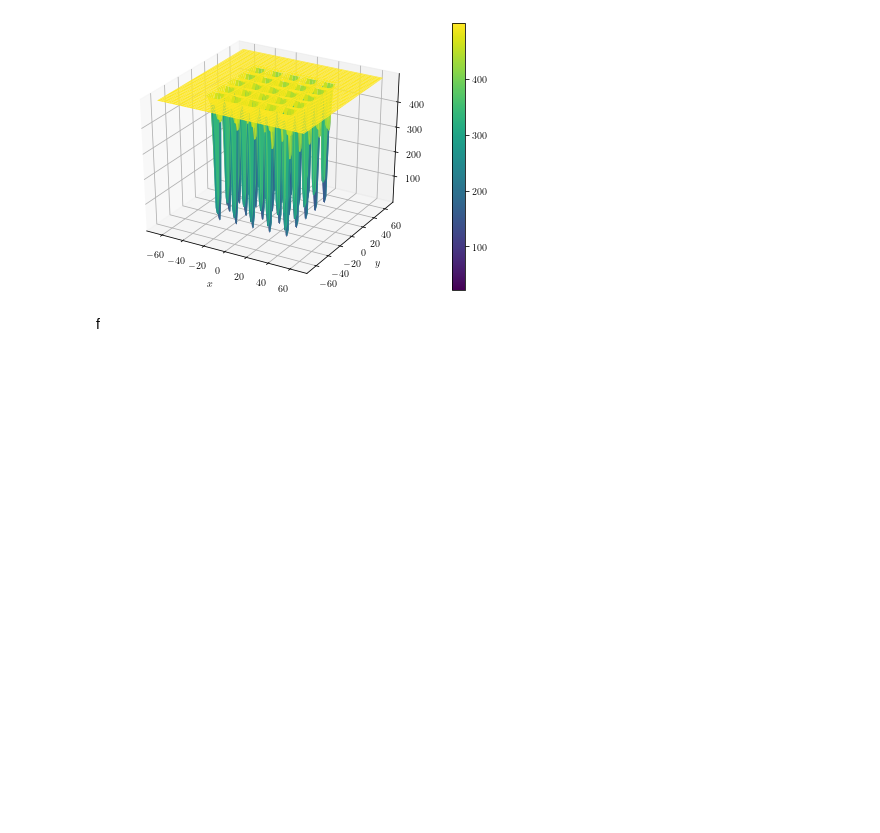
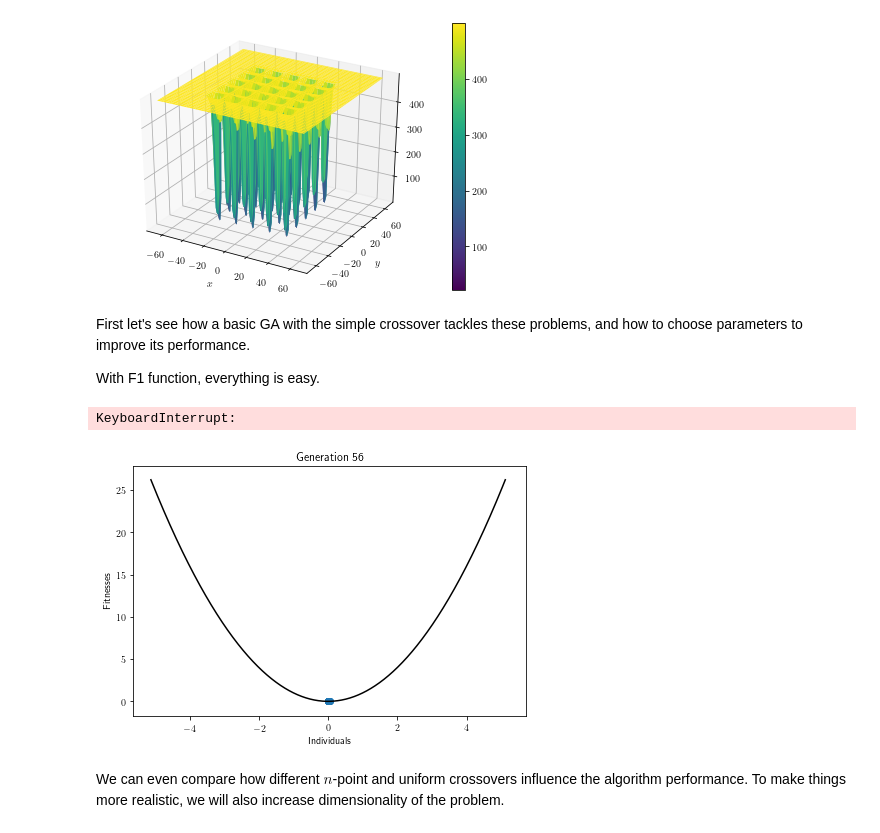
Before and after one commit to dan-tavrov/evolutionary-computing, a Jupyter notebook: code/ga.ipynb, the cells around one changed output. Cells and saved outputs as stored; diff of their text form; code cells hidden in the pictures; blank space fills up the shorter version.

```diff
--- a/code/ga.ipynb
+++ b/code/ga.ipynb
@@ -70,7 +69,7 @@ phenotype_function = lambda x: phenotypes.phenotype_real(
 
 # the same can be achieved just by calling a fitness calculation function
 # because it will also return individual phenotypes in the process
-(individuals, fitnesses) = fitness.calculate_fitness(
+(individuals, fitnesses) = fitness.compute_fitness(
     population, phenotype_function, fitness_function
 )
 
@@ -292,5 +300,28 @@ and equals $1$.
 plot_test_function(objective_functions.F5, -65.536, 65.536)
 # %% [output]
 [figure]
-# %% [markdown]
-f
+# %% [markdown]
+First let's see how a basic GA with the simple crossover tackles
+these problems, and how to choose parameters to improve its performance.
+
+With F1 function, everything is easy.
+# %%
+np.random.seed(123)
+population, individuals, fitnesses,\
+generation_final, success, function_evals =\
+    ga(objective_function=objective_functions.F1,
+       nvar=1, a=-5.12, b=5.12, bits_num=32,
+       mu=50,
+       crossover_function=crossover.crossover_uniform,
+       prob_crossover=1, prob_mutation=0.001,
+       generations_count=2000,
+       optimum_value=0, precision=1e-8,
+       do_draw_population=True,  # feel free to turn this on or off
+       do_print=False)  # feel free to turn this on or off
+# %% [output]
+KeyboardInterrupt:
+[figure, added]
+# %% [markdown]
+We can even compare how different $n$-point and uniform crossovers influence
+the algorithm performance. To make things more realistic, we will
+also increase dimensionality of the problem.
```
Also changed, not shown: parts of 44 cells of this notebook, 11 other files.
